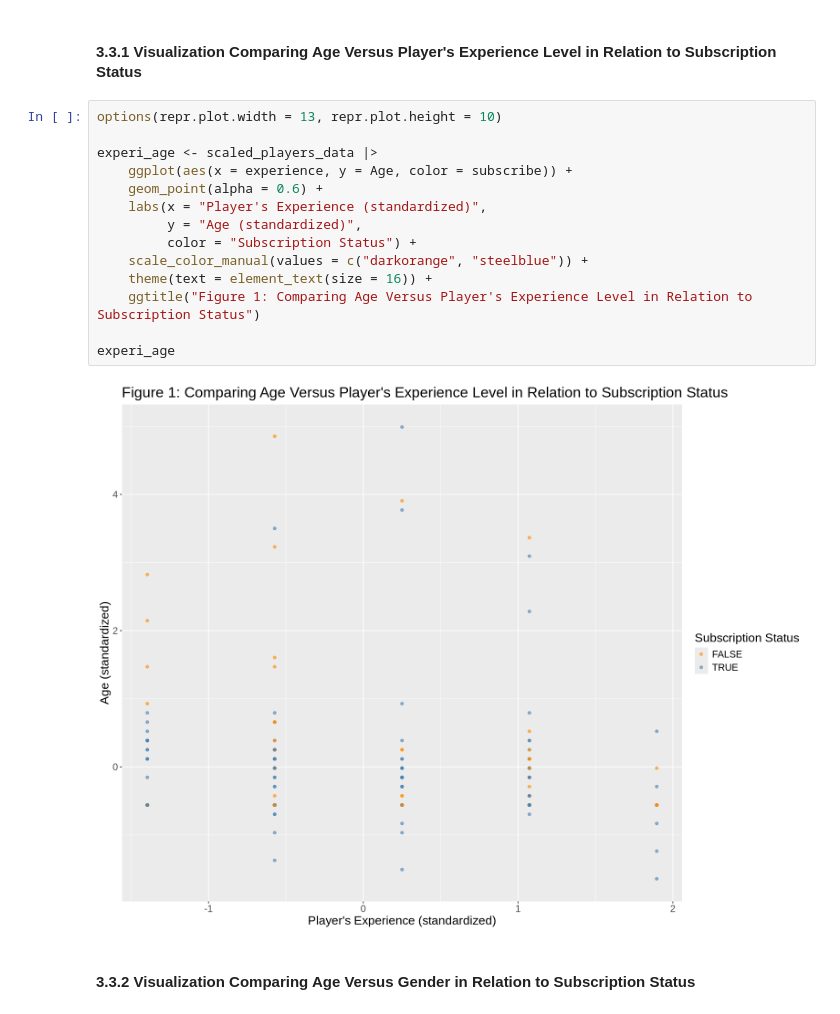
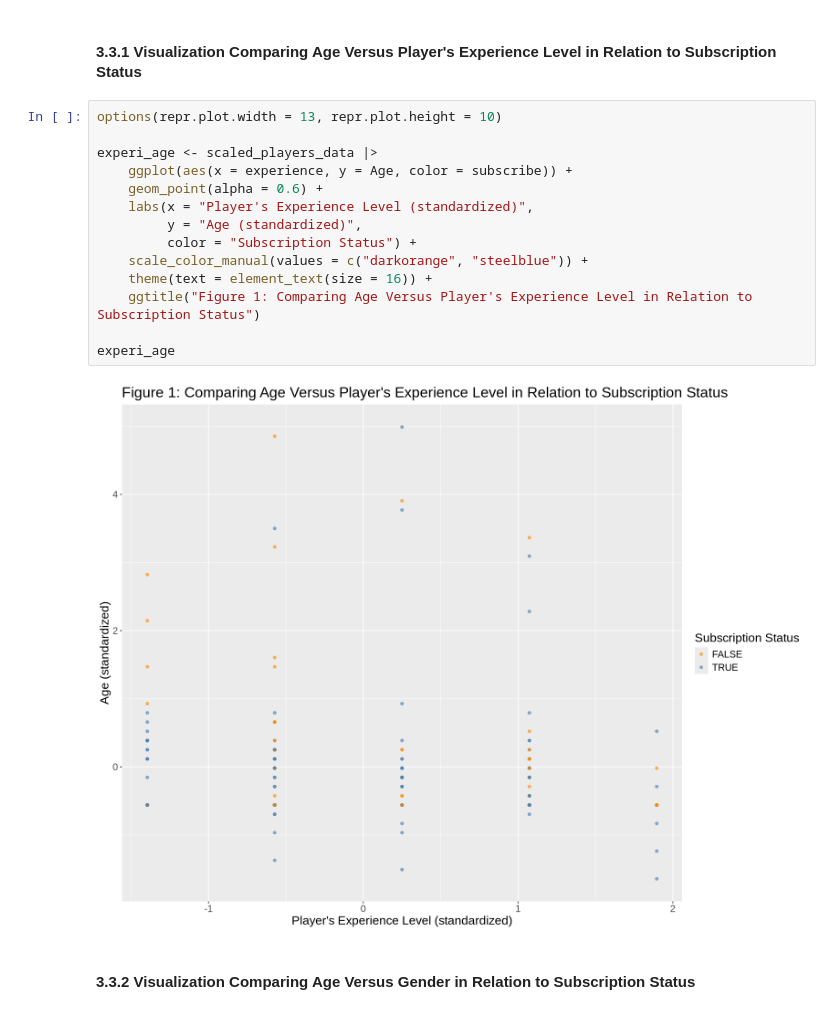
Before and after one commit to Sandyyyin/project_final_report, a Jupyter notebook: project_final_report_1.ipynb, the cells around one changed output. Saved outputs shown, nothing was run; the diff lists cells and outputs as text.

Commit message:
Figure 1's X-Axis Label
Simply added "level' to Player's Experience

```diff
--- a/project_final_report_1.ipynb
+++ b/project_final_report_1.ipynb
@@ -177,19 +177,19 @@ Note: For 3.3.2 and 3.3.3, we visualize via scatter plots of age versus gender a
 # %%
 options(repr.plot.width = 13, repr.plot.height = 10)
 
 experi_age <- scaled_players_data |>
     ggplot(aes(x = experience, y = Age, color = subscribe)) +
     geom_point(alpha = 0.6) +
-    labs(x = "Player's Experience (standardized)",
+    labs(x = "Player's Experience Level (standardized)",
          y = "Age (standardized)",
          color = "Subscription Status") +
     scale_color_manual(values = c("darkorange", "steelblue")) +
     theme(text = element_text(size = 16)) +
     ggtitle("Figure 1: Comparing Age Versus Player's Experience Level in Relation to Subscription Status")
 
 experi_age
 # %% [output]
-[figure, old version]
+[figure, new version]
 # %% [markdown]
 #### 3.3.2 Visualization Comparing Age Versus Gender in Relation to Subscription Status
 # %%
```
